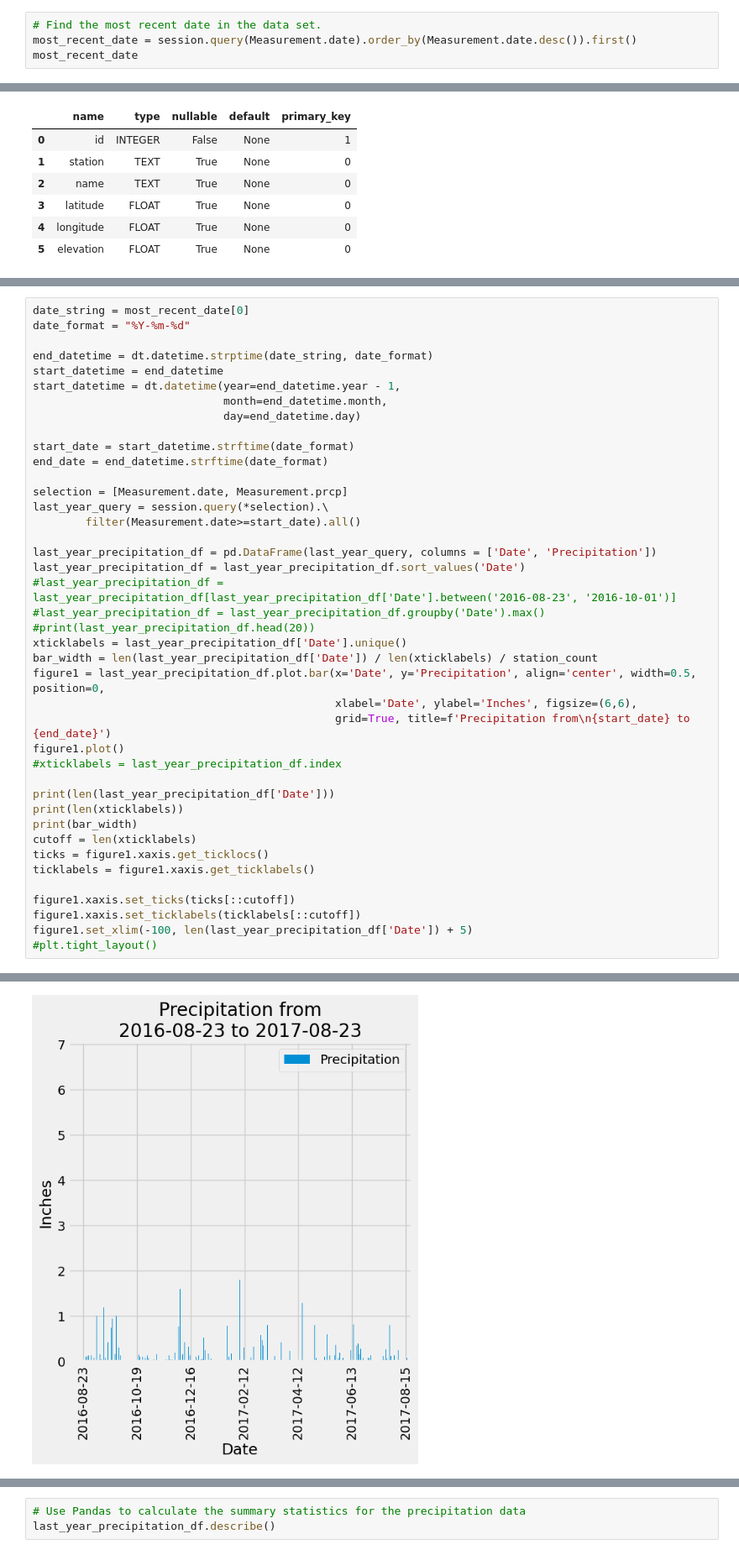
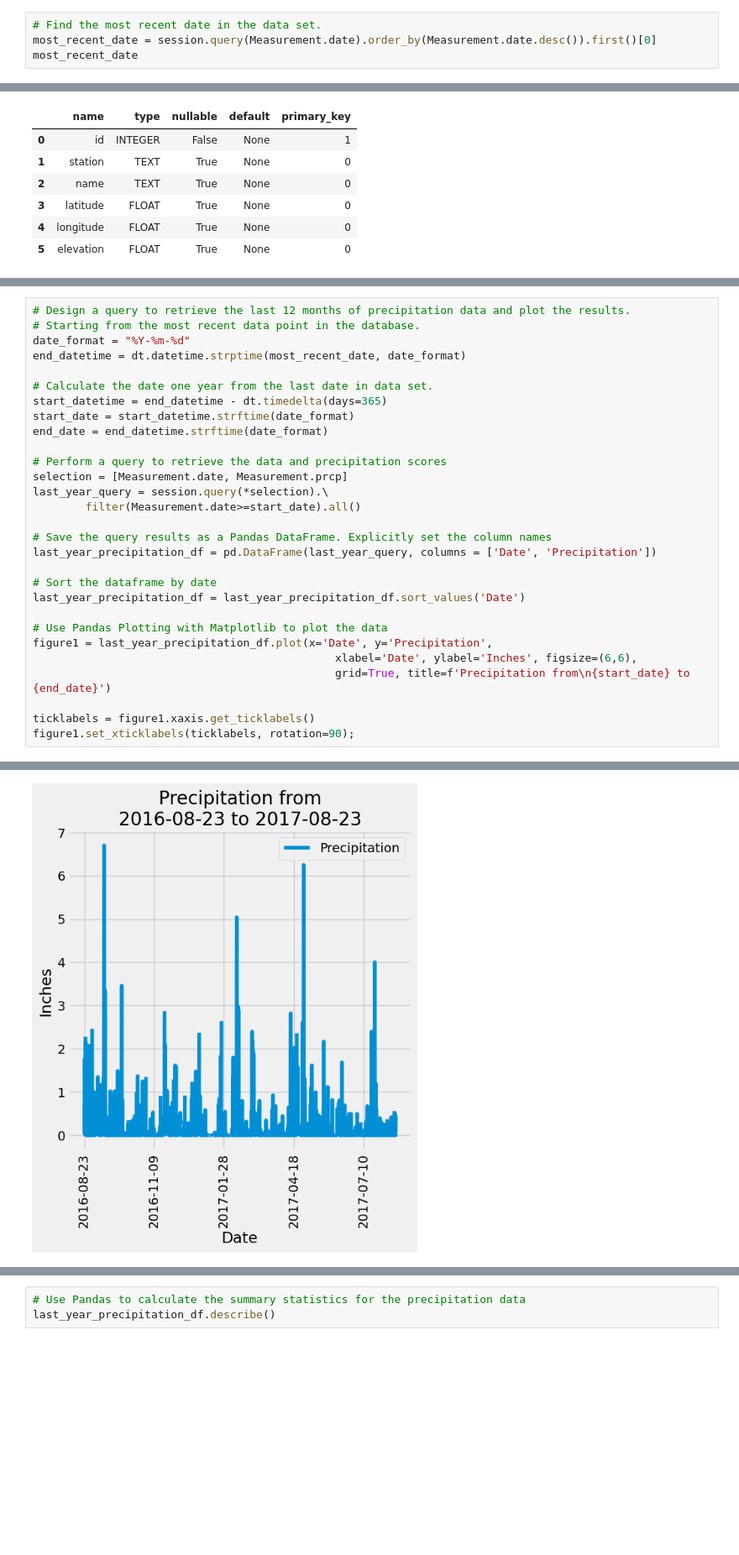
Before and after one commit to d-burke-data/Module_10_Challenge, a Jupyter notebook: climate.ipynb, the cells around one changed output, grey strips where cells are left out. Shown: that part at 84% size. Cells and saved outputs as stored; diff of their text form; blank space fills up the shorter version.

Commit message:
Python visualization update

```diff
--- a/climate.ipynb
+++ b/climate.ipynb
@@ -40,6 +40,6 @@ session = Session(bind=engine)
 # Exploratory Precipitation Analysis
 # %%
 # Find the most recent date in the data set.
-most_recent_date = session.query(Measurement.date).order_by(Measurement.date.desc()).first()
+most_recent_date = session.query(Measurement.date).order_by(Measurement.date.desc()).first()[0]
 most_recent_date
 # %% [output]
@@ -79,42 +73,30 @@ station_count
 # %%
-date_string = most_recent_date[0]
+# Design a query to retrieve the last 12 months of precipitation data and plot the results.
+# Starting from the most recent data point in the database.
 date_format = "%Y-%m-%d"
+end_datetime = dt.datetime.strptime(most_recent_date, date_format)
 
-end_datetime = dt.datetime.strptime(date_string, date_format)
-start_datetime = end_datetime
-start_datetime = dt.datetime(year=end_datetime.year - 1,
-                             month=end_datetime.month,
-                             day=end_datetime.day)
-
+# Calculate the date one year from the last date in data set.
+start_datetime = end_datetime - dt.timedelta(days=365)
 start_date = start_datetime.strftime(date_format)
 end_date = end_datetime.strftime(date_format)
 
+# Perform a query to retrieve the data and precipitation scores
 selection = [Measurement.date, Measurement.prcp]
 last_year_query = session.query(*selection).\
         filter(Measurement.date>=start_date).all()
 
+# Save the query results as a Pandas DataFrame. Explicitly set the column names
 last_year_precipitation_df = pd.DataFrame(last_year_query, columns = ['Date', 'Precipitation'])
+
+# Sort the dataframe by date
 last_year_precipitation_df = last_year_precipitation_df.sort_values('Date')
-#last_year_precipitation_df = last_year_precipitation_df[last_year_precipitation_df['Date'].between('2016-08-23', '2016-10-01')]
-#last_year_precipitation_df = last_year_precipitation_df.groupby('Date').max()
-#print(last_year_precipitation_df.head(20))
-xticklabels = last_year_precipitation_df['Date'].unique()
-bar_width = len(last_year_precipitation_df['Date']) / len(xticklabels) / station_count
-figure1 = last_year_precipitation_df.plot.bar(x='Date', y='Precipitation', align='center', width=0.5, position=0,
+
+# Use Pandas Plotting with Matplotlib to plot the data
+figure1 = last_year_precipitation_df.plot(x='Date', y='Precipitation',
                                               xlabel='Date', ylabel='Inches', figsize=(6,6),
                                               grid=True, title=f'Precipitation from\n{start_date} to {end_date}')
-figure1.plot()
-#xticklabels = last_year_precipitation_df.index
 
-print(len(last_year_precipitation_df['Date']))
-print(len(xticklabels))
-print(bar_width)
-cutoff = len(xticklabels)
-ticks = figure1.xaxis.get_ticklocs()
 ticklabels = figure1.xaxis.get_ticklabels()
-
-figure1.xaxis.set_ticks(ticks[::cutoff])
-figure1.xaxis.set_ticklabels(ticklabels[::cutoff])
-figure1.set_xlim(-100, len(last_year_precipitation_df['Date']) + 5)
-#plt.tight_layout()
+figure1.set_xticklabels(ticklabels, rotation=90);
 # %% [output]
@@ -125 +103 @@ figure1.set_xlim(-100, len(last_year_precipitation_df['Date']) + 5)
-[figure, old version]
+[figure, new version]
```
Also changed, not shown: parts of 6 cells of this notebook, 1 other file.
